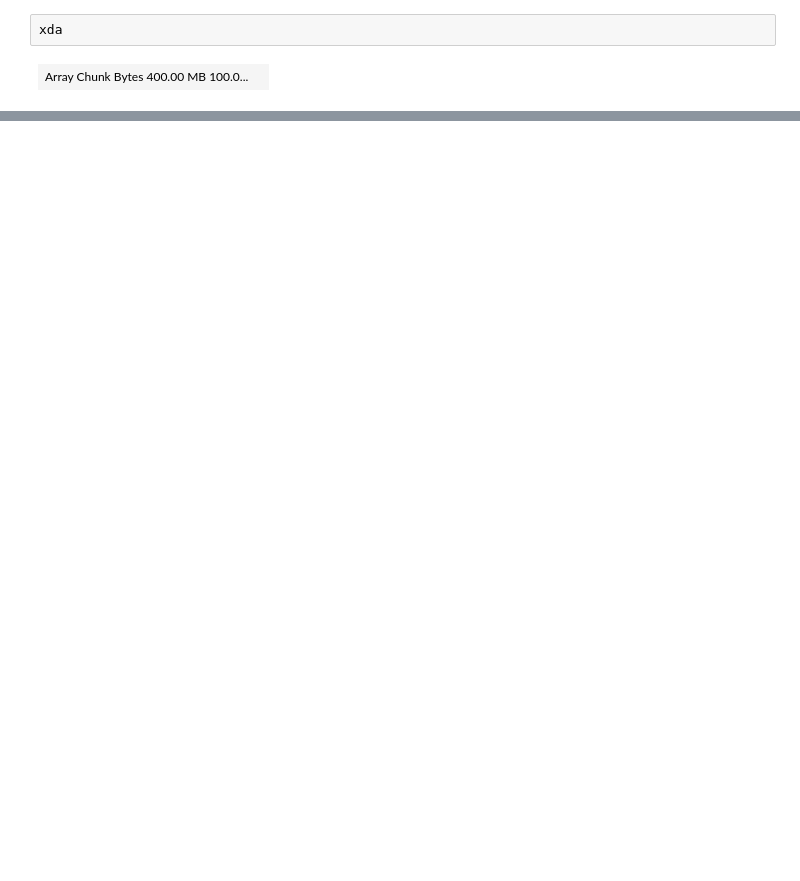
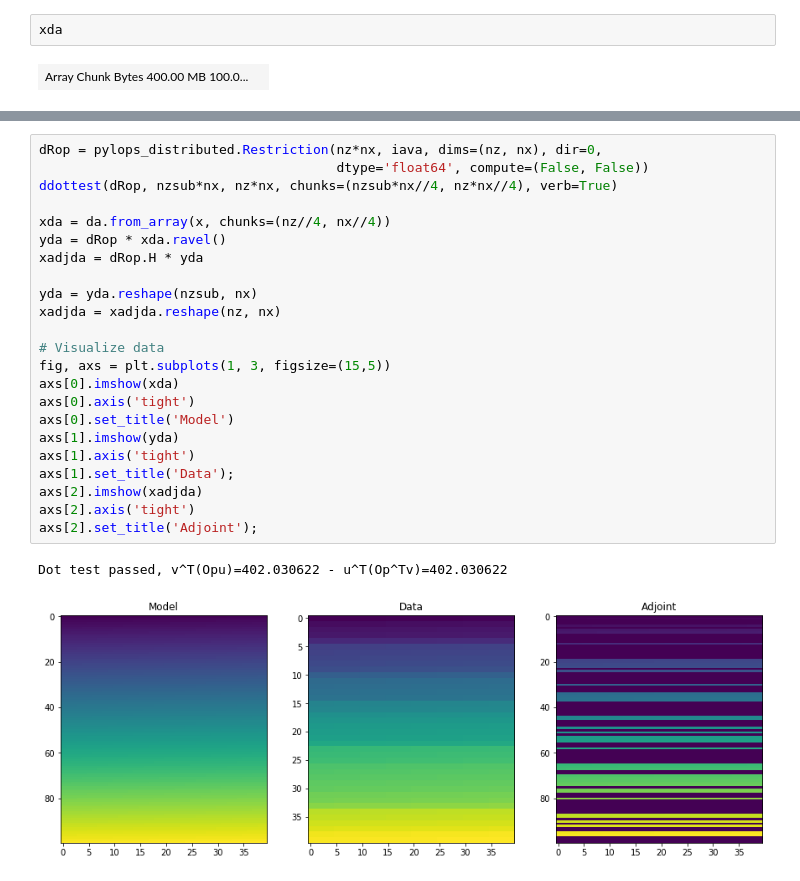
Before and after one commit to PyLops/pylops_notebooks, a Jupyter notebook: developement-distributed/Basic-distributed.ipynb, the cells around one changed output, grey strips where cells are left out. Cells and saved outputs as stored; diff of their text form; blank space fills up the shorter version.

```diff
--- a/developement-distributed/Basic-distributed.ipynb
+++ b/developement-distributed/Basic-distributed.ipynb
@@ -182,0 +273,26 @@ client.close()
+# %%
+dRop = pylops_distributed.Restriction(nz*nx, iava, dims=(nz, nx), dir=0,
+                                      dtype='float64', compute=(False, False))
+ddottest(dRop, nzsub*nx, nz*nx, chunks=(nzsub*nx//4, nz*nx//4), verb=True)
+
+xda = da.from_array(x, chunks=(nz//4, nx//4))
+yda = dRop * xda.ravel()
+xadjda = dRop.H * yda
+
+yda = yda.reshape(nzsub, nx)
+xadjda = xadjda.reshape(nz, nx)
+
+# Visualize data
+fig, axs = plt.subplots(1, 3, figsize=(15,5))
+axs[0].imshow(xda)
+axs[0].axis('tight')
+axs[0].set_title('Model')
+axs[1].imshow(yda)
+axs[1].axis('tight')
+axs[1].set_title('Data');
+axs[2].imshow(xadjda)
+axs[2].axis('tight')
+axs[2].set_title('Adjoint');
+# %% [output]
+Dot test passed, v^T(Opu)=402.030622 - u^T(Op^Tv)=402.030622
+[figure, added]
```
Also changed, not shown: parts of 24 cells of this notebook, 2 other files.
